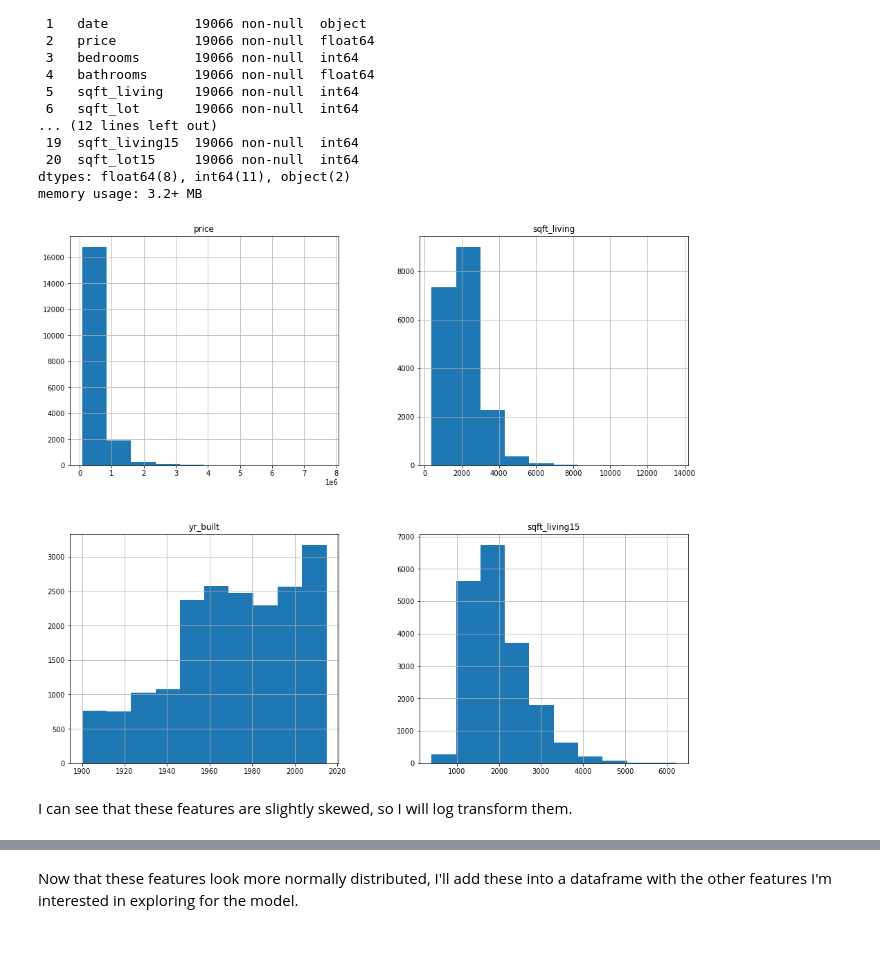
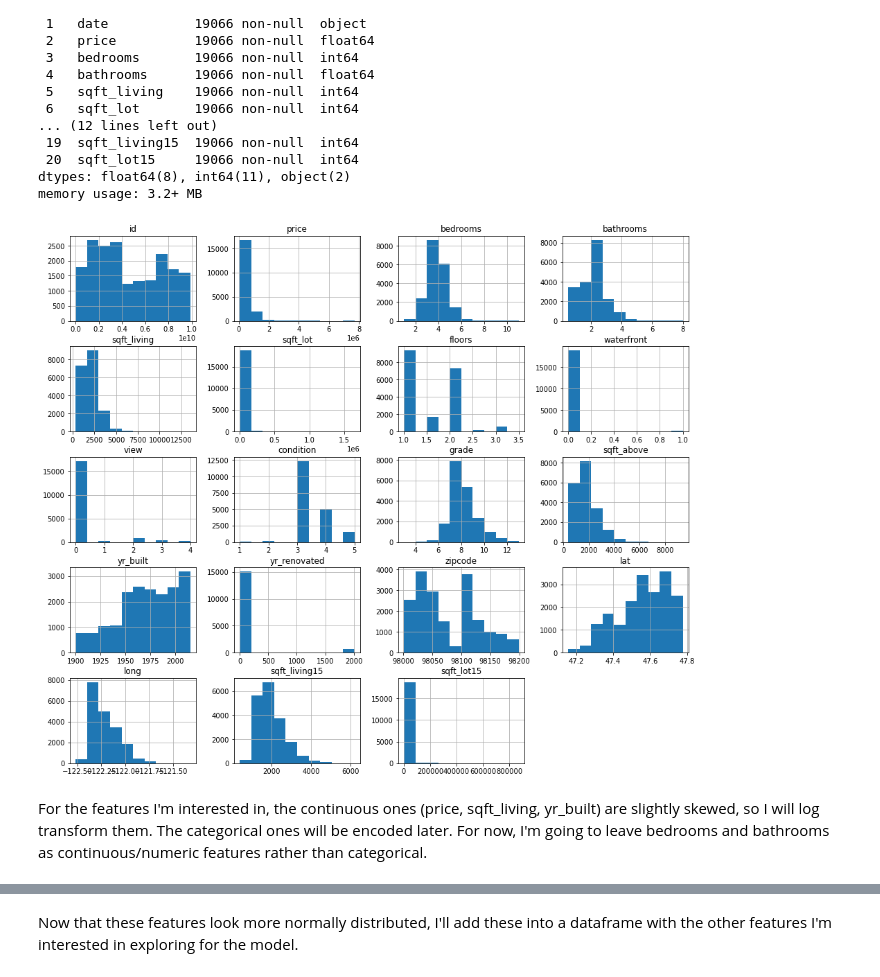
Before and after one commit to jonnyhof/kings_county_housing_analysis, a Jupyter notebook: tosca_king_county_housing_analysis.ipynb, the cells around one changed output, grey strips where cells are left out. Saved outputs shown, nothing was run; the diff lists cells and outputs as text; code cells hidden in the pictures; blank space fills up the shorter version.

```diff
--- a/tosca_king_county_housing_analysis.ipynb
+++ b/tosca_king_county_housing_analysis.ipynb
@@ -152,10 +152,14 @@ Data columns (total 21 columns):
 dtypes: float64(8), int64(11), object(2)
 memory usage: 3.2+ MB
 # %%
-#examining the distribution of each continuous feature I'm interested in by plotting histograms
-df[['price', 'sqft_living', 'yr_built', 'sqft_living15']].hist(figsize = [16, 14]);
+#examining the distribution of each feature by plotting histograms
+import warnings
+warnings.filterwarnings('ignore')
+fig = plt.figure(figsize = (16,14))
+ax = fig.gca()
+df.hist(ax = ax);
 # %% [output]
-[figure, old version]
+[figure, new version]
-# %% [markdown]
-I can see that these features are slightly skewed, so I will log transform them.
+# %% [markdown]
+For the features I'm interested in, the continuous ones (price, sqft_living, yr_built) are slightly skewed, so I will log transform them. The categorical ones will be encoded later. For now, I'm going to leave bedrooms and bathrooms as continuous/numeric features rather than categorical.
 # %%
```
Also changed, not shown: parts of 91 cells of this notebook.
